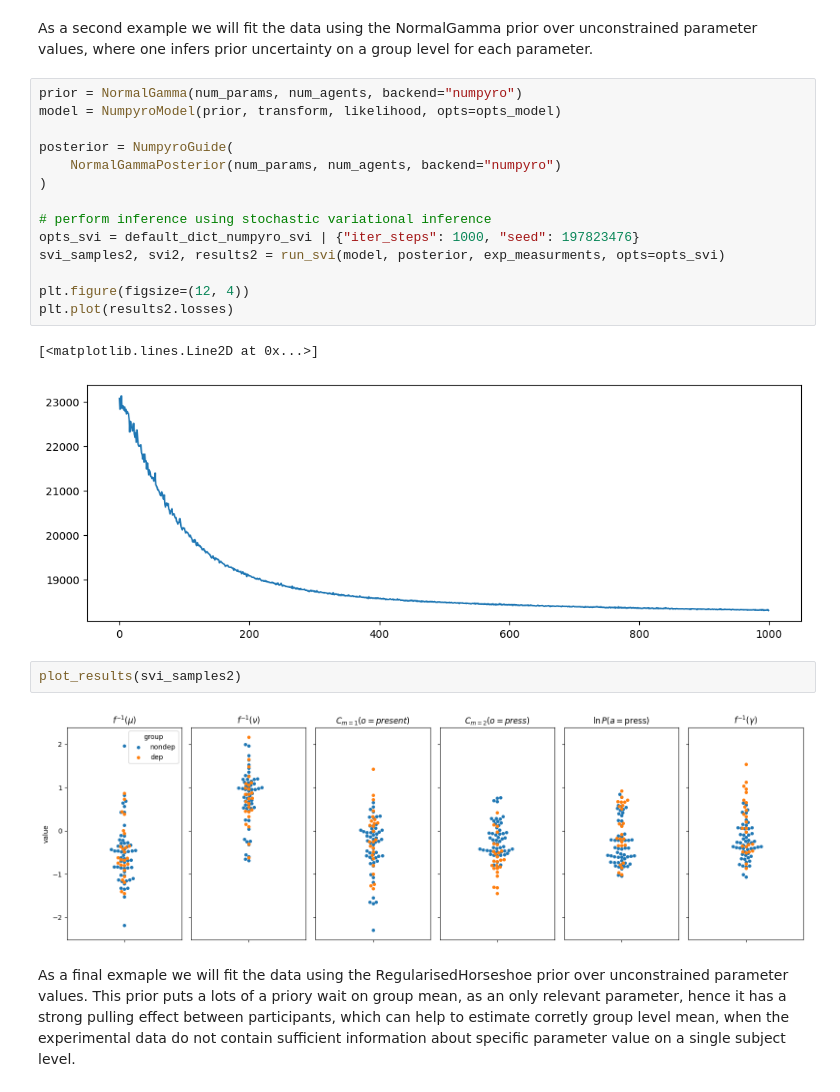
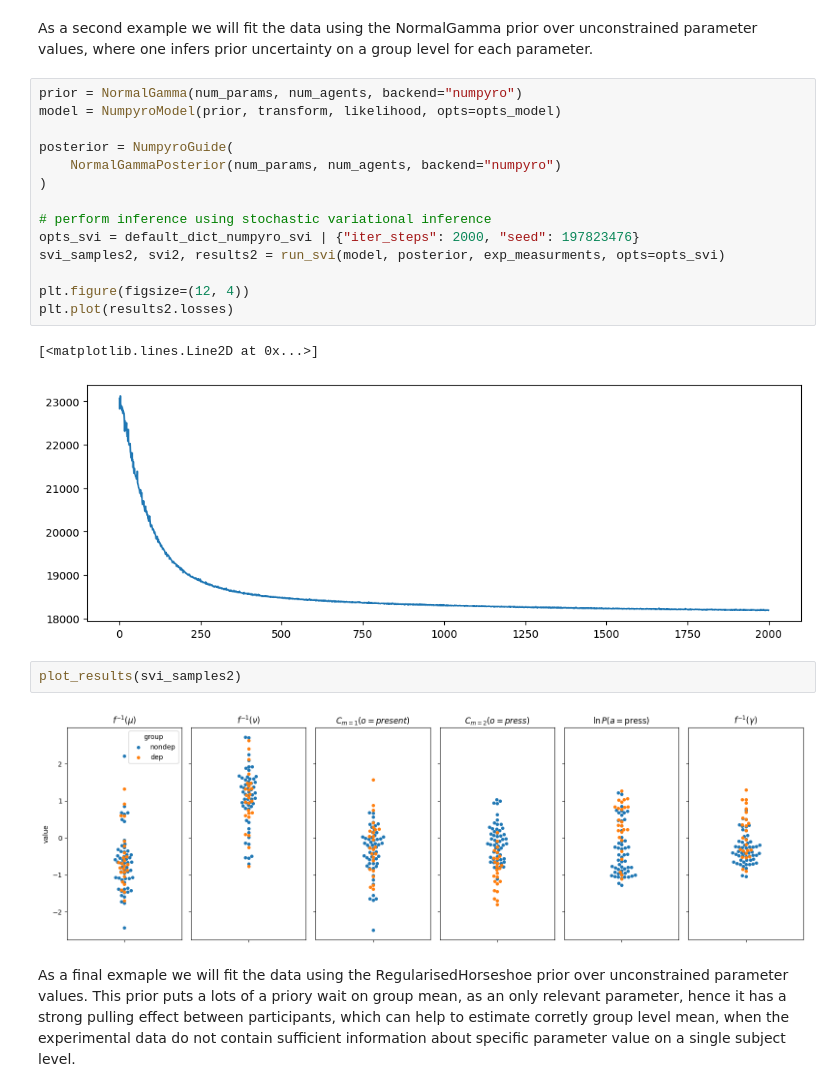
Before and after one commit to dimarkov/pybefit, a Jupyter notebook: examples/pymdp/simulating_and_fitting_agency_task.ipynb, the cells around one changed output. Cells and saved outputs as stored; diff of their text form.

```diff
--- a/examples/pymdp/simulating_and_fitting_agency_task.ipynb
+++ b/examples/pymdp/simulating_and_fitting_agency_task.ipynb
@@ -554,24 +541,24 @@ As a second example we will fit the data using the NormalGamma prior over uncons
 # %%
 prior = NormalGamma(num_params, num_agents, backend="numpyro")
 model = NumpyroModel(prior, transform, likelihood, opts=opts_model)
 
 posterior = NumpyroGuide(
     NormalGammaPosterior(num_params, num_agents, backend="numpyro")
 )
 
 # perform inference using stochastic variational inference
-opts_svi = default_dict_numpyro_svi | {"iter_steps": 1000, "seed": 197823476}
+opts_svi = default_dict_numpyro_svi | {"iter_steps": 2000, "seed": 197823476}
 svi_samples2, svi2, results2 = run_svi(model, posterior, exp_measurments, opts=opts_svi)
 
 plt.figure(figsize=(12, 4))
 plt.plot(results2.losses)
 # %% [output]
 [<matplotlib.lines.Line2D at 0x...>]
-[figure, old version]
+[figure, new version]
 # %%
 plot_results(svi_samples2)
 # %% [output]
-[figure, old version]
+[figure, new version]
 # %% [markdown]
 As a final exmaple we will fit the data using the RegularisedHorseshoe prior over unconstrained parameter values. This prior puts a lots of a priory wait on group mean, as an only relevant parameter, hence it has a strong pulling effect between participants, which can help to estimate corretly group level mean, when the experimental data do not contain sufficient information about specific parameter value on a single subject level.
 # %%
```
Also changed, not shown: parts of 8 cells of this notebook, 1 other file.
